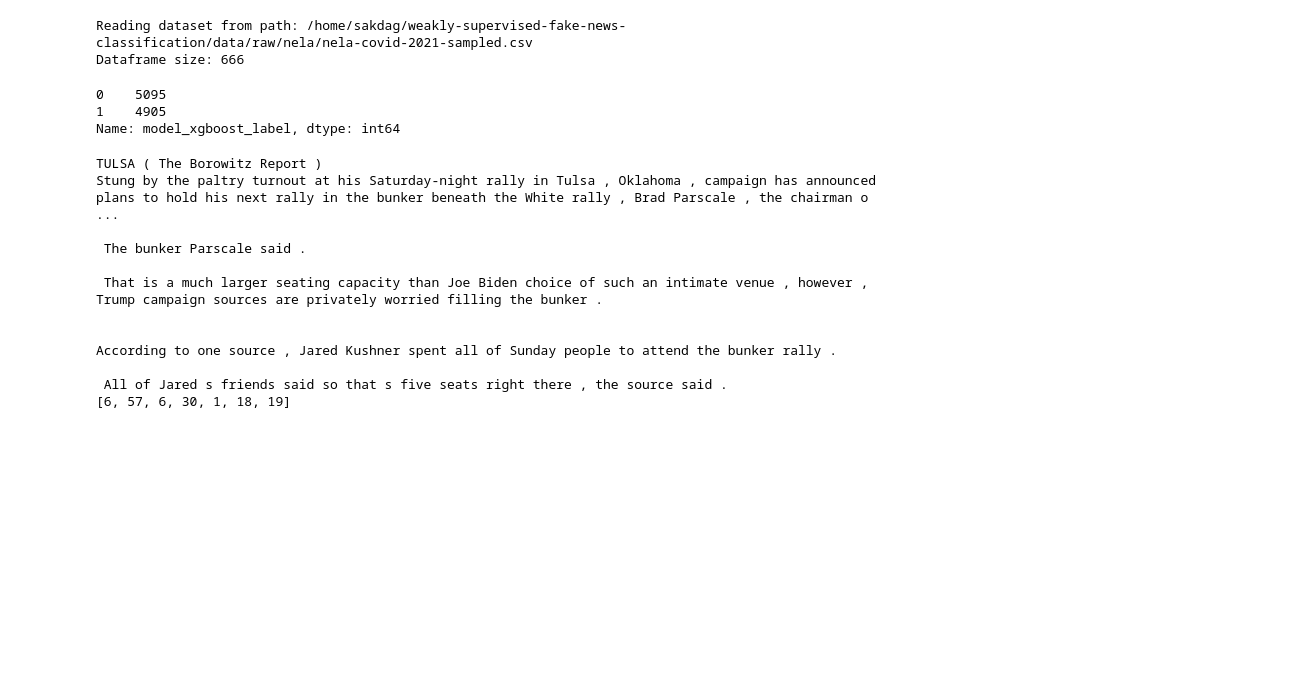
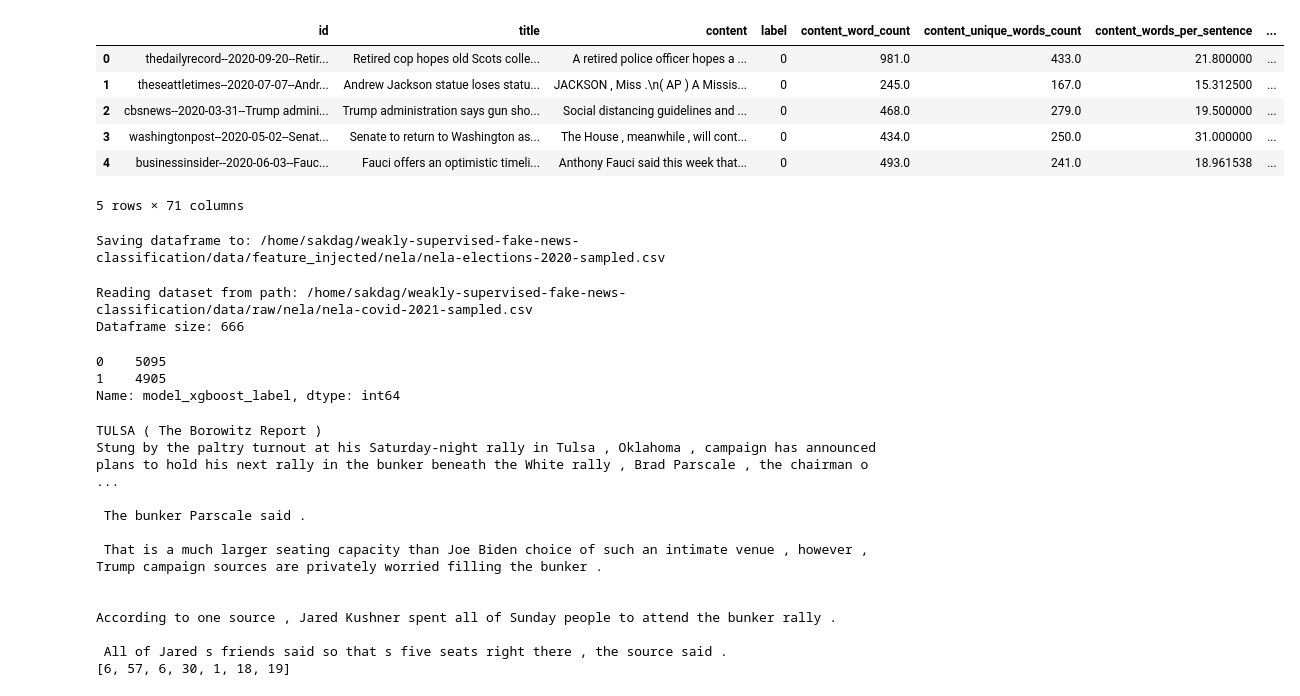
Before and after one commit to sakdag/weakly-supervised-fake-news-classification, a Jupyter notebook: src/custom_notebooks/data_exploration.ipynb, the cells around one changed output. Cells and saved outputs as stored; diff of their text form; code cells hidden in the pictures; blank space fills up the shorter version.

Commit message:
Model feature and snorkel applier changes.

```diff
--- a/src/custom_notebooks/data_exploration.ipynb
+++ b/src/custom_notebooks/data_exploration.ipynb
@@ -64,3 +83,21 @@ covid_df.head()
+# %%
+injected_df = injected_df.drop('model_xgboost_label', axis=1)
+injected_df = injected_df.drop('model_adaboost_label', axis=1)
+injected_df = injected_df.drop('model_logistic_regression_label', axis=1)
+# %%
+injected_df.head()
+# %% [output]
+|  | id | title | content | label | content_word_count | content_unique_words_count | content_words_per_sentence | ... |
+| 0 | thedailyrecord--2020-09-20--Retir... | Retired cop hopes old Scots colle... | A retired police officer hopes a ... | 0 | 981.0 | 433.0 | 21.800000 | ... |
+| 1 | theseattletimes--2020-07-07--Andr... | Andrew Jackson statue loses statu... | JACKSON , Miss .\n( AP ) A Missis... | 0 | 245.0 | 167.0 | 15.312500 | ... |
+| 2 | cbsnews--2020-03-31--Trump admini... | Trump administration says gun sho... | Social distancing guidelines and ... | 0 | 468.0 | 279.0 | 19.500000 | ... |
+| 3 | washingtonpost--2020-05-02--Senat... | Senate to return to Washington as... | The House , meanwhile , will cont... | 0 | 434.0 | 250.0 | 31.000000 | ... |
+| 4 | businessinsider--2020-06-03--Fauc... | Fauci offers an optimistic timeli... | Anthony Fauci said this week that... | 0 | 493.0 | 241.0 | 18.961538 | ... |
+5 rows × 71 columns
+# %%
+save_to_csv(injected_df, path)
+# %% [output]
+Saving dataframe to: /home/sakdag/weakly-supervised-fake-news-classification/data/feature_injected/nela/nela-elections-2020-sampled.csv
 # %%
 for idx, row in covid_df.sample(n=1000).iterrows():
     print(row.content[:1000])
```
Also changed, not shown: parts of 3 cells of this notebook, 25 other files.
